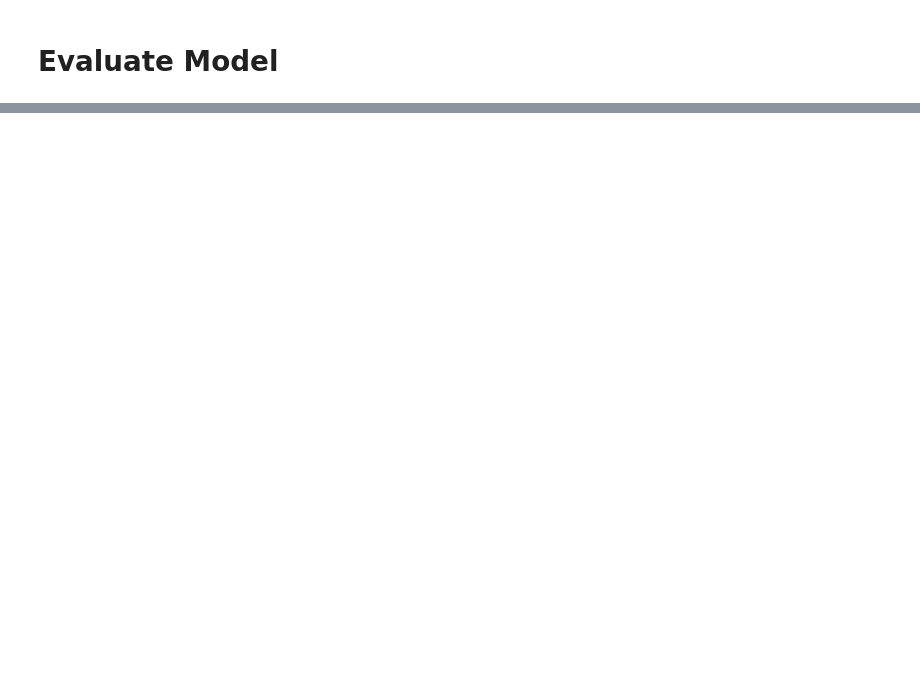
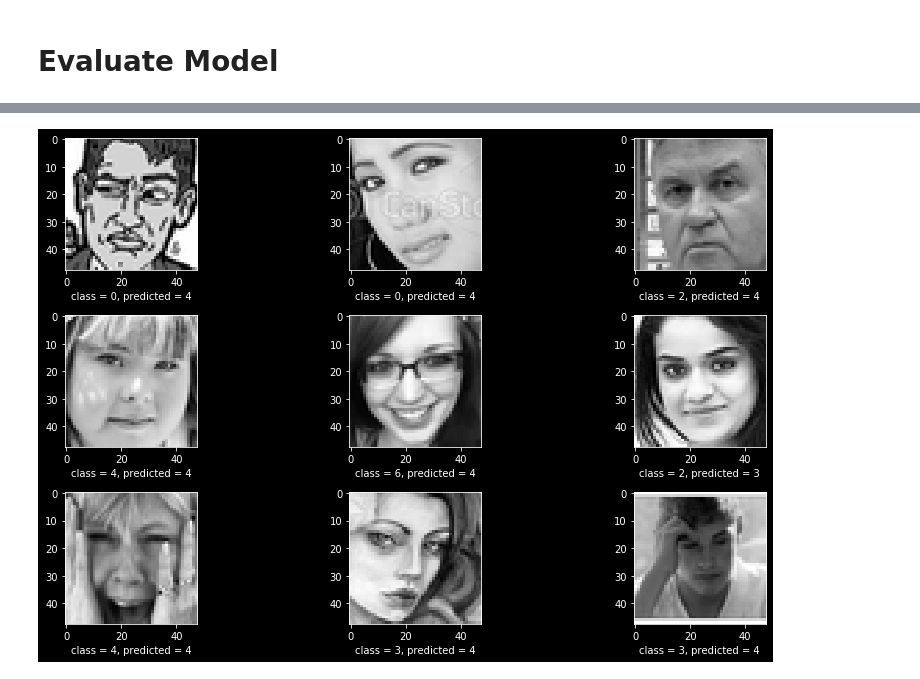
Before and after one commit to spykard/Deep-Learning, a Jupyter notebook: Basic_FER_image_classification.ipynb, the cells around one changed output, grey strips where cells are left out. Saved outputs shown, nothing was run; the diff lists cells and outputs as text; code cells hidden in the pictures; blank space fills up the shorter version.

```diff
--- a/Basic_FER_image_classification.ipynb
+++ b/Basic_FER_image_classification.ipynb
@@ -229,8 +278,0 @@ if dataset == "MNIST":
-# %%
-from keras.callbacks import EarlyStopping, ModelCheckpoint, ReduceLROnPlateau
-
-callbacks = [
-    EarlyStopping(patience=10, verbose=1),
-    ReduceLROnPlateau(factor=0.1, patience=3, min_lr=0.00001, verbose=1),
-    ModelCheckpoint('model.h5', verbose=1, save_best_only=True, save_weights_only=True)
-]
@@ -407,0 +327,10 @@ plt.tight_layout()
+# %%
+plt.figure(figsize=(12, 12))
+for i, pixels in enumerate(X[~tmask][0:9]):
+    plt.subplot(5, 3, i+1)
+    plt.imshow(pixels[:,:,0], cmap='gray')  # (256L, 256L, 1L) cannot be plotted therefore we need to get rid of the last dimension -> (256L, 256L)
+    plt.xlabel("class = " + "{}".format(np.argmax(y[i], axis=-1)) + ", predicted = " + "{}".format(predictions_df.loc[i, "class"]))
+plt.tight_layout()
+plt.show()
+# %% [output]
+[figure, added]
```
Also changed, not shown: parts of 32 cells of this notebook, 1 other file.
